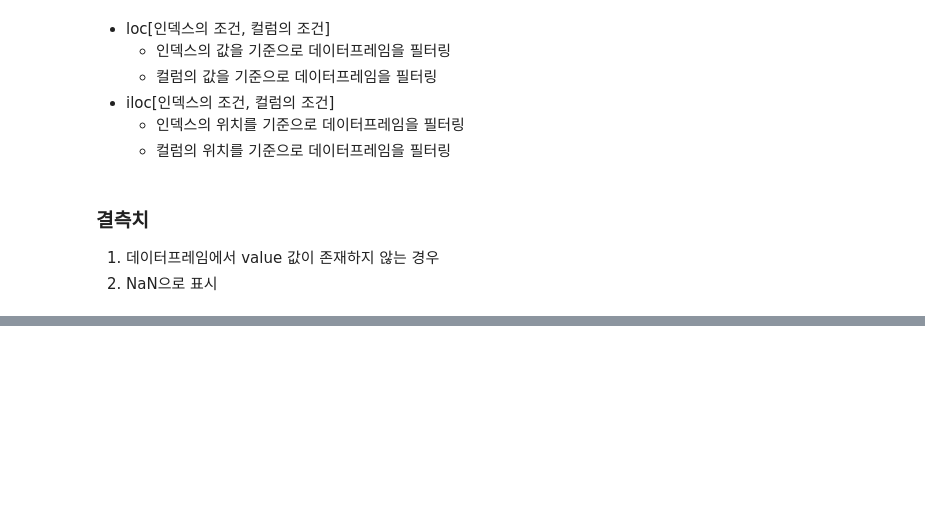
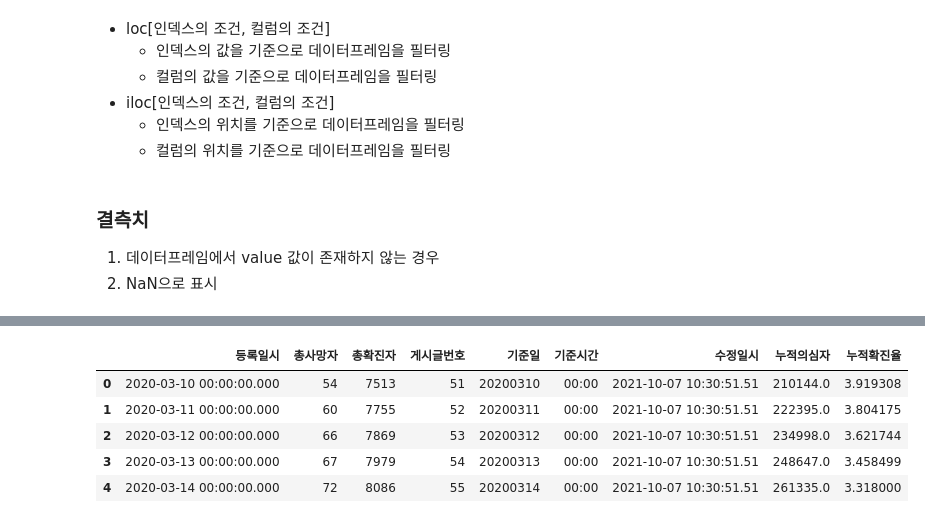
Before and after one commit to bsmoon-86/ezen_2403, a Jupyter notebook: python/240406/01_pandas.ipynb, the cells around one changed output, grey strips where cells are left out. Cells and saved outputs as stored; diff of their text form; code cells hidden in the pictures; blank space fills up the shorter version.

```diff
--- a/python/240406/01_pandas.ipynb
+++ b/python/240406/01_pandas.ipynb
@@ -211,0 +272,4 @@ df4.describe()
+# %%
+# case2 (Class 안에 columns 변수의 데이터를 변경)
+corona.columns = ['등록일시', '총사망자', '총확진자', '게시글번호', '기준일',
+                  '기준시간', '수정일시', '누적의심자', '누적확진자']
@@ -211,0 +282,5 @@ df4.describe()
+# %%
+## 누적확진자 컬럼의 이름을 누적확진율로 변경
+corona.rename(columns = {
+    '누적확진자' : '누적확진율'
+}, inplace=True)
@@ -211,0 +305,5 @@ df4.describe()
+# %%
+## 등록일시를 기준으로 오름차순 정렬
+## 정렬을 변경하는 함수(sort) + 값(values) -> sort_values()
+## ascending 매개변수 : True(기본값) -> 오름차순 정렬 ,  False -> 내림차순 정렬
+corona.sort_values(['등록일시'], inplace=True)
@@ -211,0 +312,14 @@ df4.describe()
+# %%
+## 인덱스의 값들을 초기화
+## 초기화(reset) + 인덱스(index) -> reset_index()
+# drop 매개변수 : False(기본값) -> 기존의 인덱스를 컬럼으로 이동, True -> 기존의 인덱스는 제거
+corona.reset_index(drop=True, inplace=True)
+# %%
+corona.head()
+# %% [output]
+|  | 등록일시 | 총사망자 | 총확진자 | 게시글번호 | 기준일 | 기준시간 | 수정일시 | 누적의심자 | 누적확진율 |
+| 0 | 2020-03-10 00:00:00.000 | 54 | 7513 | 51 | 20200310 | 00:00 | 2021-10-07 10:30:51.51 | 210144.0 | 3.919308 |
+| 1 | 2020-03-11 00:00:00.000 | 60 | 7755 | 52 | 20200311 | 00:00 | 2021-10-07 10:30:51.51 | 222395.0 | 3.804175 |
+| 2 | 2020-03-12 00:00:00.000 | 66 | 7869 | 53 | 20200312 | 00:00 | 2021-10-07 10:30:51.51 | 234998.0 | 3.621744 |
+| 3 | 2020-03-13 00:00:00.000 | 67 | 7979 | 54 | 20200313 | 00:00 | 2021-10-07 10:30:51.51 | 248647.0 | 3.458499 |
+| 4 | 2020-03-14 00:00:00.000 | 72 | 8086 | 55 | 20200314 | 00:00 | 2021-10-07 10:30:51.51 | 261335.0 | 3.318000 |
```
Also changed, not shown: parts of 33 cells of this notebook.
